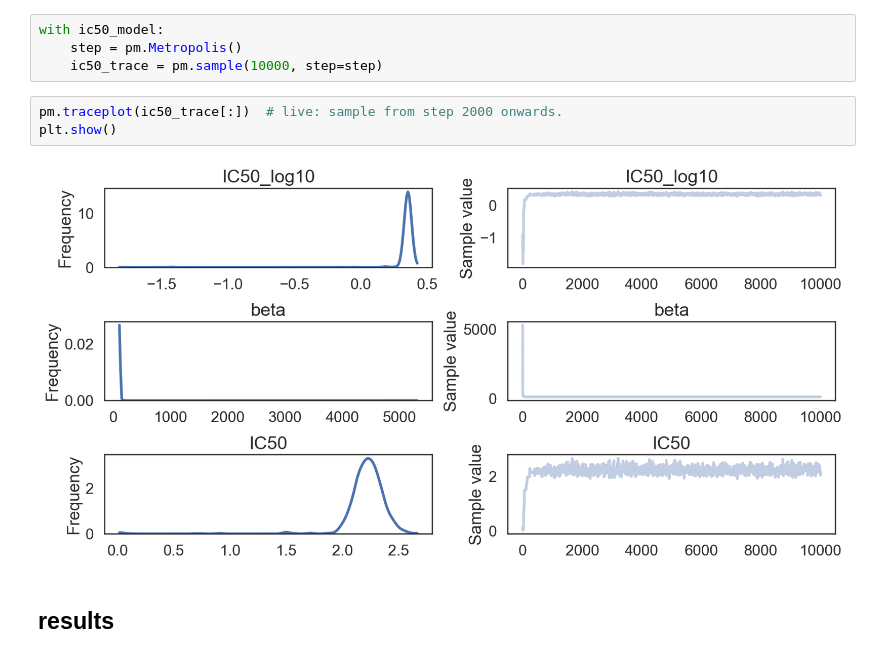
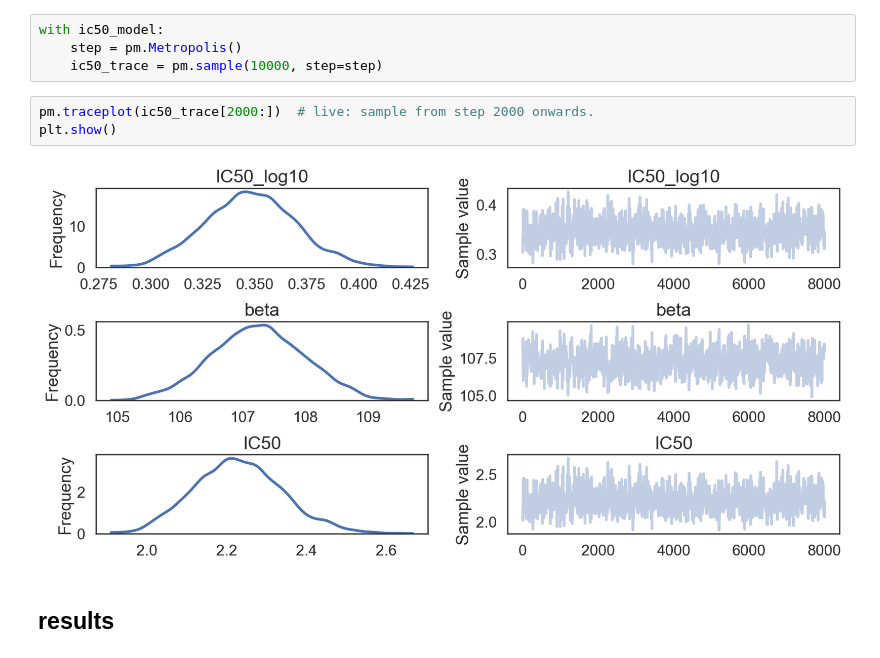
Before and after one commit to ericmjl/bayesian-stats-talk, a Jupyter notebook: slides.ipynb, the cells around one changed output. Saved outputs shown, nothing was run; the diff lists cells and outputs as text.

Commit message:
updated docs with images

```diff
--- a/slides.ipynb
+++ b/slides.ipynb
@@ -276,10 +276,10 @@ with ic50_model:
     step = pm.Metropolis()
     ic50_trace = pm.sample(10000, step=step)
 # %%
-pm.traceplot(ic50_trace[:])  # live: sample from step 2000 onwards.
+pm.traceplot(ic50_trace[2000:])  # live: sample from step 2000 onwards.
 plt.show()
 # %% [output]
-[figure, old version]
+[figure, new version]
 # %% [markdown]
 ## results
 # %%
```
Also changed, not shown: parts of 5 cells of this notebook, 8 other files.
